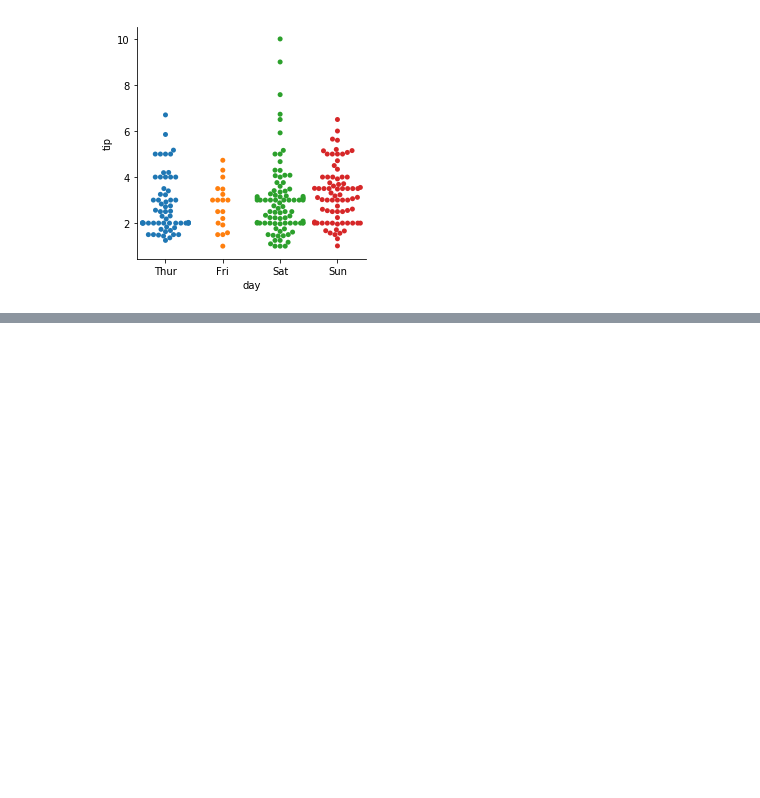
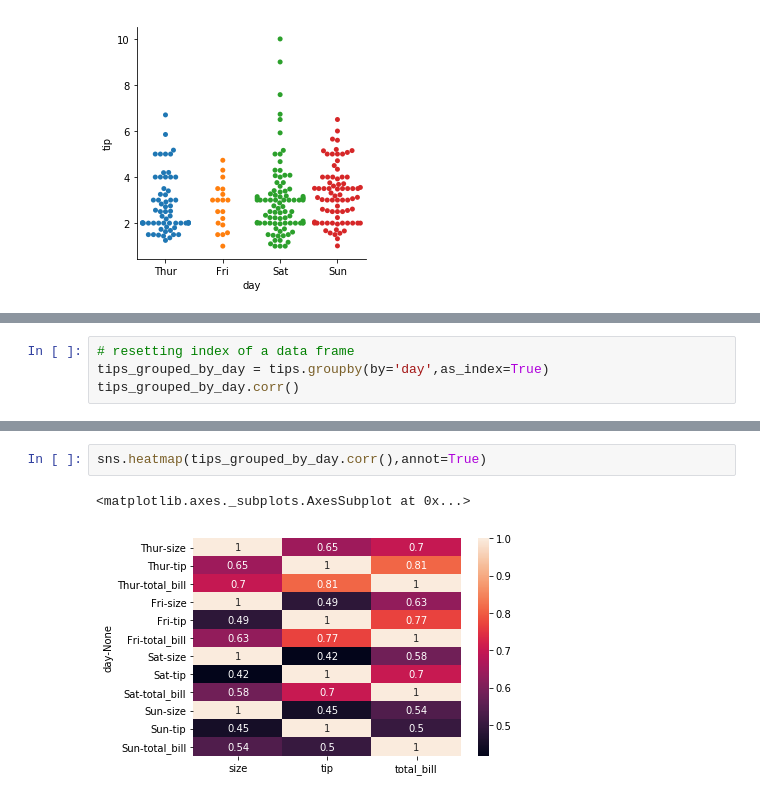
Before and after one commit to apuvvala-git/learndatascience, a Jupyter notebook: Data Visualization - Seaborn.ipynb, the cells around one changed output, grey strips where cells are left out. Cells and saved outputs as stored; diff of their text form; blank space fills up the shorter version.

```diff
--- a/Data Visualization - Seaborn.ipynb
+++ b/Data Visualization - Seaborn.ipynb
@@ -52,0 +74,4 @@ sns.factorplot(x='day',y='tip',data=tips,kind='swarm')
+# %%
+# resetting index of a data frame
+tips_grouped_by_day = tips.groupby(by='day',as_index=True)
+tips_grouped_by_day.corr()
@@ -52,0 +93,5 @@ sns.factorplot(x='day',y='tip',data=tips,kind='swarm')
+# %%
+sns.heatmap(tips_grouped_by_day.corr(),annot=True)
+# %% [output]
+<matplotlib.axes._subplots.AxesSubplot at 0x...>
+[figure, added]
```
Also changed, not shown: parts of 18 cells of this notebook.
